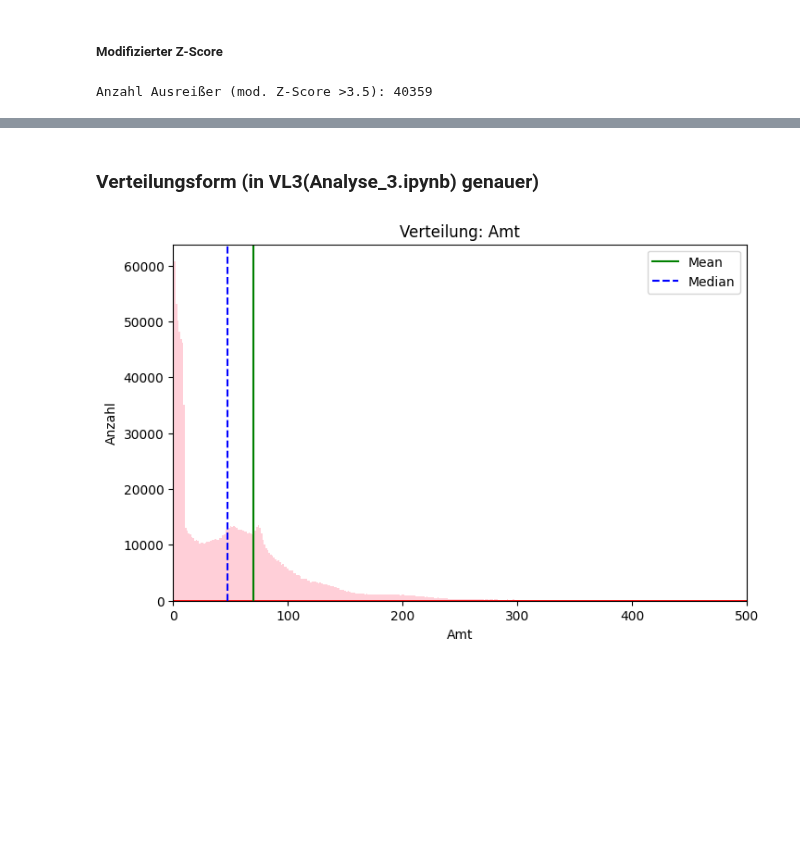
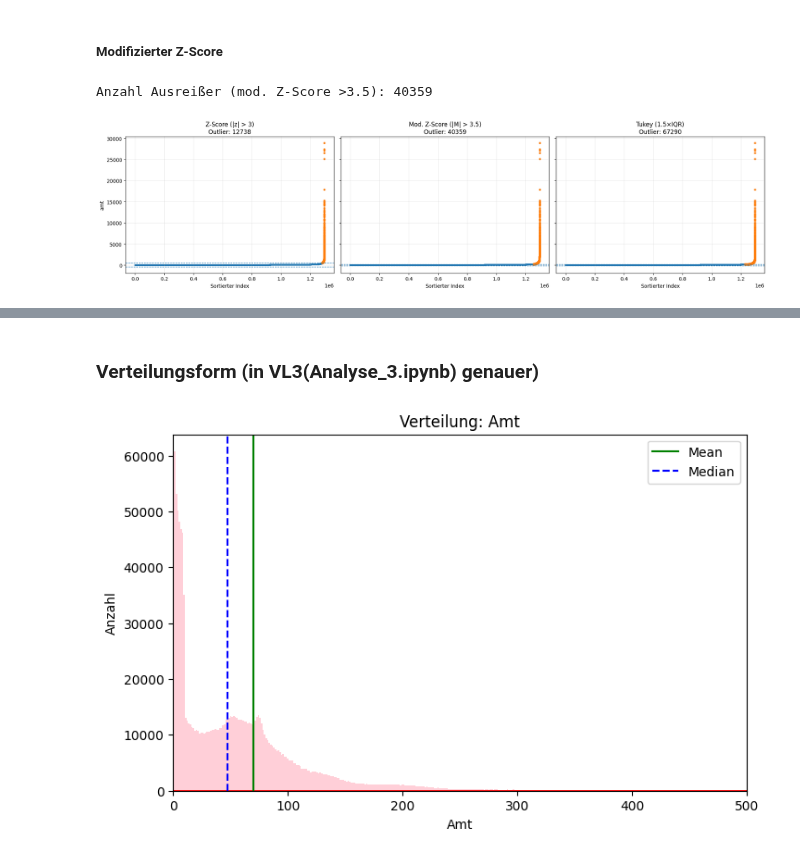
Before and after one commit to philethaler/Statistik-Datenbank, a Jupyter notebook: Analyse_2.ipynb, the cells around one changed output, grey strips where cells are left out. Saved outputs shown, nothing was run; the diff lists cells and outputs as text; code cells hidden in the pictures; blank space fills up the shorter version.

```diff
--- a/Analyse_2.ipynb
+++ b/Analyse_2.ipynb
@@ -67,0 +80,14 @@ Anzahl Ausreißer (Z-Score >3): 12738
+# %%
+q1 = s.quantile(0.25)
+q3 = s.quantile(0.75)
+iqr = q3 - q1
+
+lower_bound = q1 - 1.5 * iqr
+upper_bound = q3 + 1.5 * iqr
+
+outliers_tukey = s[(s < lower_bound) | (s > upper_bound)]
+
+print("Anzahl Ausreißer (Tukey 1.5×IQR):", len(outliers_tukey))
+print("Tukey-Grenzen:")
+print("Untere Grenze:", lower_bound)
+print("Obere Grenze:", upper_bound)
@@ -72,6 +103,66 @@ median = s.median()
 mad = (s - median).abs().median()
 mod_z = 0.6745 * (s - median) / mad
 outliers_modz = s[mod_z.abs() > 3.5]
+
+k = (3.5 / 0.6745) * mad
+modz_lower = median - k
+modz_upper = median + k
+
 print("Anzahl Ausreißer (mod. Z-Score >3.5):", len(outliers_modz))
 # %% [output]
 Anzahl Ausreißer (mod. Z-Score >3.5): 40359
+# %%
+# Alle Punkte sortiert darstellen
+s_sorted = s.sort_values()
+idx = np.arange(len(s_sorted))
+
+# Masken: welche Indizes sind Outlier?
+mask_z = s_sorted.index.isin(outliers_z.index)
+mask_tukey = s_sorted.index.isin(outliers_tukey.index)
+mask_modz = s_sorted.index.isin(outliers_modz.index)
+
+fig, axes = plt.subplots(1, 3, figsize=(19, 5), sharey=True)
+
+def plot_outliers(ax, title, mask, lower, upper):
+    ax.scatter(idx, s_sorted.values, s=6, alpha=0.35)
+    # Ausreißer markieren (drunter oder drüber)
+    ax.scatter(idx[mask], s_sorted.values[mask], s=12, alpha=0.9)
+
+    # Grenzen einzeichnen
+    ax.axhline(lower, linestyle="--", linewidth=1)
+    ax.axhline(upper, linestyle="--", linewidth=1)
+
+    ax.set_title(title)
+    ax.set_xlabel("Sortierter Index")
+    ax.grid(alpha=0.25)
+
+axes[0].set_ylabel("amt")
+
+plot_outliers(
+    axes[0],
+    f"Z-Score (|z| > 3)\nOutlier: {len(outliers_z)}",
+    mask_z,
+    z_lower,
+    z_upper
+)
+
+plot_outliers(
+    axes[2],
+    f"Tukey (1.5×IQR)\nOutlier: {len(outliers_tukey)}",
+    mask_tukey,
+    lower_bound,
+    upper_bound
+)
+
+plot_outliers(
+    axes[1],
+    f"Mod. Z-Score (|M| > 3.5)\nOutlier: {len(outliers_modz)}",
+    mask_modz,
+    modz_lower,
+    modz_upper
+)
+
+plt.tight_layout()
+plt.show()
+# %% [output]
+[figure, added]
```
Also changed, not shown: parts of 11 cells of this notebook, 1 other file.
